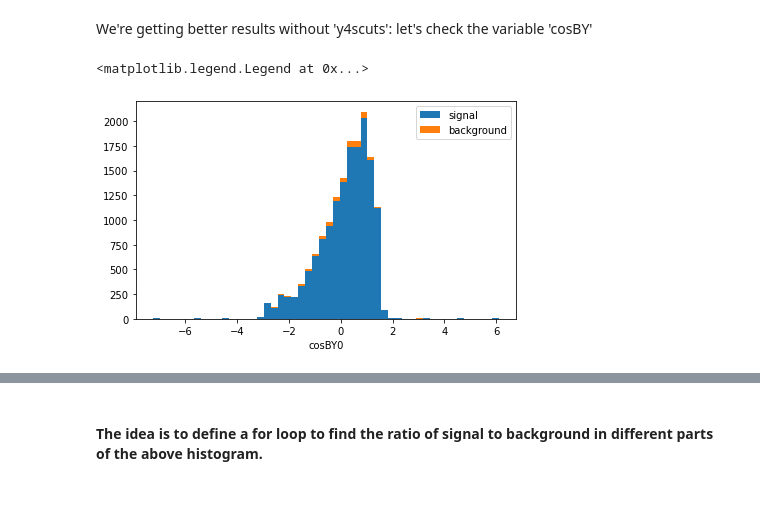
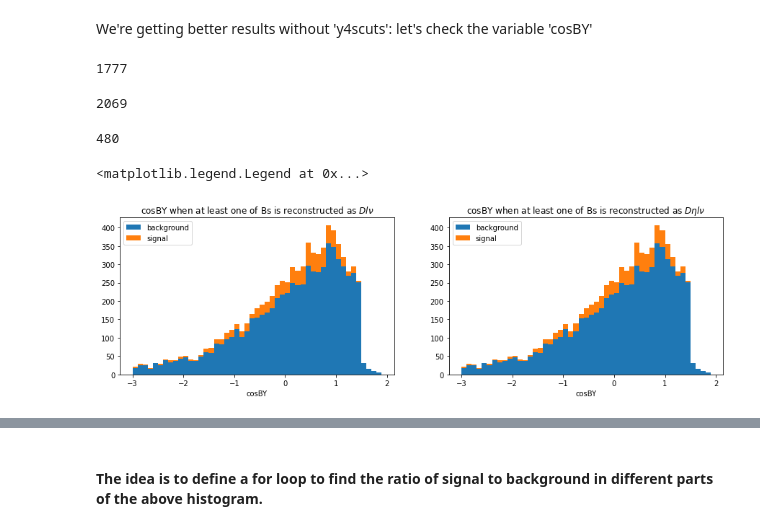
Before and after one commit to SaharGholipour/Sahar_MSc, a Jupyter notebook: mysignal_comparison.ipynb, the cells around one changed output, grey strips where cells are left out. Saved outputs shown, nothing was run; the diff lists cells and outputs as text; code cells hidden in the pictures; blank space fills up the shorter version.

```diff
--- a/mysignal_comparison.ipynb
+++ b/mysignal_comparison.ipynb
@@ -265,0 +118,2 @@ df
+# %%
+file_mixed = uproot.open("DlDl_mixed_gbasf2.root:Y4S")
@@ -265,0 +144,5 @@ df
+# %%
+# Combining two data frames
+frames = [df_charged, df_mixed]
+Tree = pd.concat(frames, keys=['charged', 'mixed'])
+Tree
@@ -326,12 +361,12 @@ $B^+B^-$
 # so one of the Bs is charged based on what I checked the other one is also charged so like Dlnu in [300, 400]
 # add this cut later: samplesBp1 = aTree.query(mycand+AND+BpBmcut+AND+Bprec_eta)
 
-samplesBp0 = aTree.query(cand0+AND+BpBmcut+AND+Bprec_eta)
-samplesBp1 = aTree.query(cand0+AND+BpBmcut+AND+Bprec_eta+AND+etacut)
-samplesBp2 = aTree.query(cand0+AND+BpBmcut+AND+Bprec_eta+AND+roecuts)
-samplesBp3 = aTree.query(cand0+AND+BpBmcut+AND+Bprec_eta+AND+roecuts+AND+y4scuts)
-samplesBp4 = aTree.query(cand0+AND+BpBmcut+AND+Bprec_eta+AND+roecuts+AND+y4scuts+AND+etacut)
+samplesBp0 = Tree.loc['charged'].query(cand0)
+samplesBp1 = Tree.loc['charged'].query(cand0+AND+etacut)
+samplesBp2 = Tree.loc['charged'].query(cand0+AND+y4scuts)
+samplesBp3 = Tree.loc['charged'].query(cand0+AND+y4scuts_new)
+samplesBp4 = Tree.loc['charged'].query(cand0+AND+y4scuts+AND+etacut)
 samplesBp_cuts = [samplesBp0, samplesBp1, samplesBp2, samplesBp3, samplesBp4]
 # %%
-sig_bkg_counter(3005530,samplesBp_cuts)
+tree_p = sig_bkg_counter(3005530,samplesBp_cuts)
 # %% [output]
@@ -434,35 +522,57 @@ samplesBz0.query('(isSignal!=1) and ( (aB0Mode%10000 in [1017,1018,1035,1036]) o
 # %% [markdown]
 We're getting better results without 'y4scuts': let's check the variable 'cosBY'
+# %%
+etamodes = [1019,1020,1039,1040]
+df1 = df_charged[(df_charged['aBplusMode']%10000).isin(etamodes)]
+print(len(df1['aBplusMode']))
+df2 = df_charged.loc[df_charged.apply(lambda x: ( ((x.aBplusMode%10000 in etamodes) or (abs(x.aBminusMode)%10000 in etamodes)) and ((x.pi4_B0_isSignal==1) or (x.pi4_B1_isSignal==1)) ), axis=1)]
+len(df2['aBplusMode'])
+# %% [output]
+1777
+2069
+# %%
+len(tree_p.loc['cut0'].loc['signal'].query('abs(B0_decayModeID-250)<160')['B0_decayModeID'])
+len(tree_p.loc['cut0'].loc['signal'].query('B0_decayModeID<500 or B1_decayModeID<500')['B0_decayModeID'])
+# %% [output]
+480
 # %%
-# cosBY0
-cosBY0p_sig = pd.concat([
-    df.query(cand0+AND+f'( ((aBplusMode=={mode}) | (abs(aBminusMode)=={mode})) )')['cosBY0']
-    for mode in [1019,1020,1039,1040]
-])
+# cosBY for Dlnu
+cosBY0p_Dl_sig = tree_p.loc['cut0'].loc['signal'].query('B0_decayModeID<500 or B1_decayModeID<500')['cosBY0']
+cosBY1p_Dl_sig = tree_p.loc['cut0'].loc['signal'].query('B0_decayModeID<500 or B1_decayModeID<500')['cosBY1']
+cosBYp_Dl_sig = pd.concat([cosBY0p_Dl_sig,cosBY1p_Dl_sig])
 
-cosBY0p_bkg = pd.concat([
-    df.query(cand0+AND+NOT+f'( ((aBplusMode=={mode}) | (abs(aBminusMode)=={mode})) )')['cosBY0']
-    for mode in [1019,1020,1039,1040]
-])
+cosBY0p_Dl_bkg = tree_p.loc['cut0'].loc['background'].query('B0_decayModeID<500 or B1_decayModeID<500')['cosBY0']
+cosBY1p_Dl_bkg = tree_p.loc['cut0'].loc['background'].query('B0_decayModeID<500 or B1_decayModeID<500')['cosBY1']
+cosBYp_Dl_bkg = pd.concat([cosBY0p_Dl_bkg, cosBY1p_Dl_bkg])
+
+# cosBY for Detalnu
+cosBY0p_Detal_sig = tree_p.loc['cut0'].loc['signal'].query('abs(B0_decayModeID-1650)<60 or abs(B1_decayModeID-1650)<60')['cosBY0']
+cosBY1p_Detal_sig = tree_p.loc['cut0'].loc['signal'].query('abs(B0_decayModeID-1650)<60 or abs(B1_decayModeID-1650)<60')['cosBY1']
+cosBYp_Detal_sig = pd.concat([cosBY0p_Detal_sig,cosBY1p_Detal_sig])
+
+cosBY0p_Detal_bkg = tree_p.loc['cut0'].loc['background'].query('abs(B0_decayModeID-1650)<60 or abs(B1_decayModeID-1650)<60')['cosBY0']
+cosBY1p_Detal_bkg = tree_p.loc['cut0'].loc['background'].query('abs(B0_decayModeID-1650)<60 or abs(B1_decayModeID-1650)<60')['cosBY1']
+cosBYp_Detal_bkg = pd.concat([cosBY0p_Detal_bkg, cosBY1p_Detal_bkg])
 
 
 # plt.figure(figsize=(15, 4))
 # ax_log = plt.subplot(121)
-# count, bins, _ = ax_log.hist([cosBY0p_bkg, cosBY0p_sig], label=['signal', 'background'], bins=50)
+# count, bins, _ = ax_log.hist([cosBY0p_bkg, cosBY0p_sig], label=['background', 'signal'], bins=50)
 # ax_log.set_yscale('log')
 # print(count[0])
 
 plt.figure(figsize=(15, 4))
+ax_linear = plt.subplot(121)
+count_cosBYp_Dl, binedges_cosBYp_Dl, _ = ax_linear.hist([cosBYp_Dl_bkg, cosBYp_Dl_sig], label=['background', 'signal'], histtype='barstacked', bins=np.arange(-3,2,0.1))
+plt.xlabel('cosBY')
+plt.title(r'cosBY when at least one of Bs is reconstructed as $Dl\nu$')
+plt.legend()
+
 ax_linear = plt.subplot(122)
-count, bins, _ = ax_linear.hist([cosBY0p_bkg, cosBY0p_sig], label=['signal', 'background'], histtype='barstacked', bins=50)
-plt.xlabel('cosBY0')
-
-# plt.xlabel('cosBY0')
-# count, bins, _ = plt.hist(cosBY0p_bkg, bins=10)
+count_cosBYp_Detal, binedges_cosBYp_Detal, _ = ax_linear.hist([cosBYp_Detal_bkg, cosBYp_Detal_sig], label=['background', 'signal'], histtype='barstacked', bins=np.arange(-3,2,0.1))
+plt.xlabel('cosBY')
+plt.title(r'cosBY when at least one of Bs is reconstructed as $D\eta l\nu$')
 plt.legend()
-# print(np.sort(count))
-# print(bins)
-# print(f'min value of signal for cosBY0p: {min(cosBY1p_sig)}, and max value for cosBY0p: {max(cosBY1p_sig)}')
 # %% [output]
 <matplotlib.legend.Legend at 0x...>
-[figure, old version]
+[figure, new version]
```
Also changed, not shown: parts of 60 cells of this notebook.
